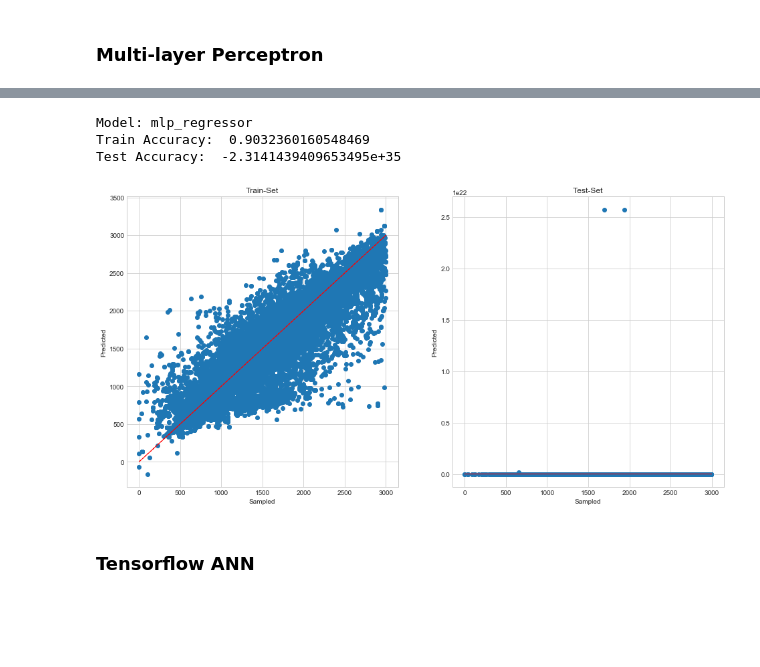
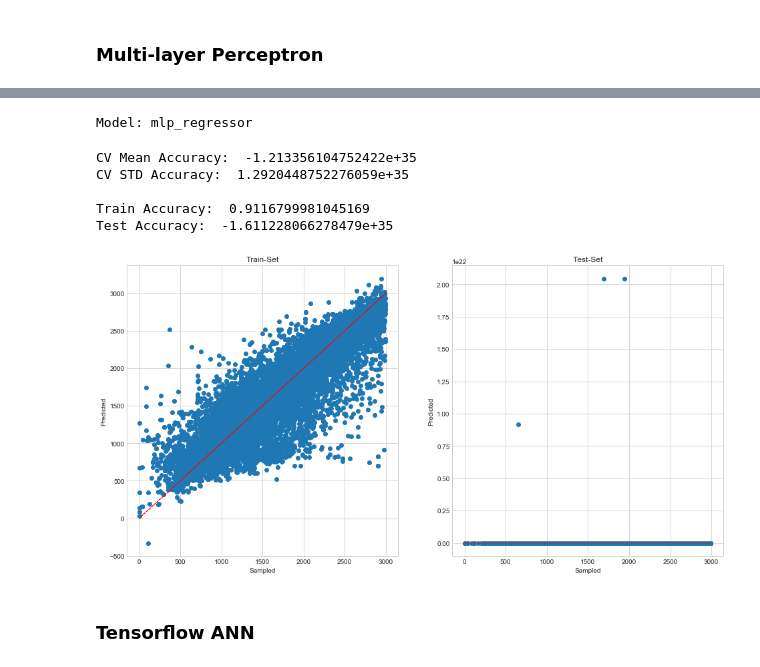
Before and after one commit to sgino209/hotels_rms, a Jupyter notebook: nb0_arr_analysis.ipynb, the cells around one changed output, grey strips where cells are left out. Cells and saved outputs as stored; diff of their text form; code cells hidden in the pictures; blank space fills up the shorter version.

```diff
--- a/nb0_arr_analysis.ipynb
+++ b/nb0_arr_analysis.ipynb
@@ -696,7 +736,7 @@ model_name = models[4]
 print('Model: %s' % model_name)
 model_file = save_path + "model_%s_h%d.pkl" % (model_name, hotel_sel)
 
-if path.isfile(model_file):
+if path.isfile(model_file) and not overwrite_saved_data:
 
     # Load an existing model
     model = joblib.load(model_file)
@@ -740,7 +783,7 @@ model_name = models[5]
 print('Model: %s' % model_name)
 model_file = save_path + "model_%s_h%d.pkl" % (model_name, hotel_sel)
 
-if path.isfile(model_file):
+if path.isfile(model_file) and not overwrite_saved_data:
 
     # Load an existing model
     model = joblib.load(model_file)
@@ -796,7 +842,7 @@ model_name = models[6]
 print('Model: %s' % model_name)
 model_file = save_path + "model_%s_h%d.pkl" % (model_name, hotel_sel)
 
-if path.isfile(model_file):
+if path.isfile(model_file) and not overwrite_saved_data:
 
     # Load an existing model
     model = joblib.load(model_file)
@@ -846,7 +895,7 @@ model_name = models[7]
 print('Model: %s' % model_name)
 model_file = save_path + "model_%s_h%d.pkl" % (model_name, hotel_sel)
 
-if path.isfile(model_file):
+if path.isfile(model_file) and not overwrite_saved_data:
 
     # Load an existing model
     model = joblib.load(model_file)
@@ -918,41 +970,44 @@ model_name = models[8]
 print('Model: %s' % model_name)
 model_file = save_path + "model_%s_h%d.pkl" % (model_name, hotel_sel)
 
-if path.isfile(model_file):
+if path.isfile(model_file) and not overwrite_saved_data:
 
     # Load an existing model
     model = joblib.load(model_file)
 
 else:
 
     # Create object
     model = make_pipeline(StandardScaler(),
                           MLPRegressor(hidden_layer_sizes=(100, 100),
                                        tol=1e-2,
                                        max_iter=500,
                                        random_state=0))
 
     # Train the model using the training sets
     model.fit(X_train, y_train)
 
     # Save the model
     joblib.dump(model, model_file)
 
     # Get cross validation scores
     get_cv_scores(model, X_train, y_train)
 
 print_model_accuracy(model, X_train, y_train, X_test, y_test)
 
 # Make predictions using the testing set
 y_pred = model.predict(X_test)
 
 # Plot
 plot_model(model, X_train, y_train, y_test, y_pred)
 # %% [output]
 Model: mlp_regressor
-Train Accuracy:  0.9032360160548469
-Test Accuracy:  -2.3141439409653495e+35
+CV Mean Accuracy:  -1.213356104752422e+35
+CV STD Accuracy:  1.2920448752276059e+35
+
+Train Accuracy:  0.9116799981045169
+Test Accuracy:  -1.611228066278479e+35
-[figure, old version]
+[figure, new version]
 # %% [markdown]
 ### Tensorflow ANN
 # %% [markdown]
```
Also changed, not shown: parts of 23 cells of this notebook.
